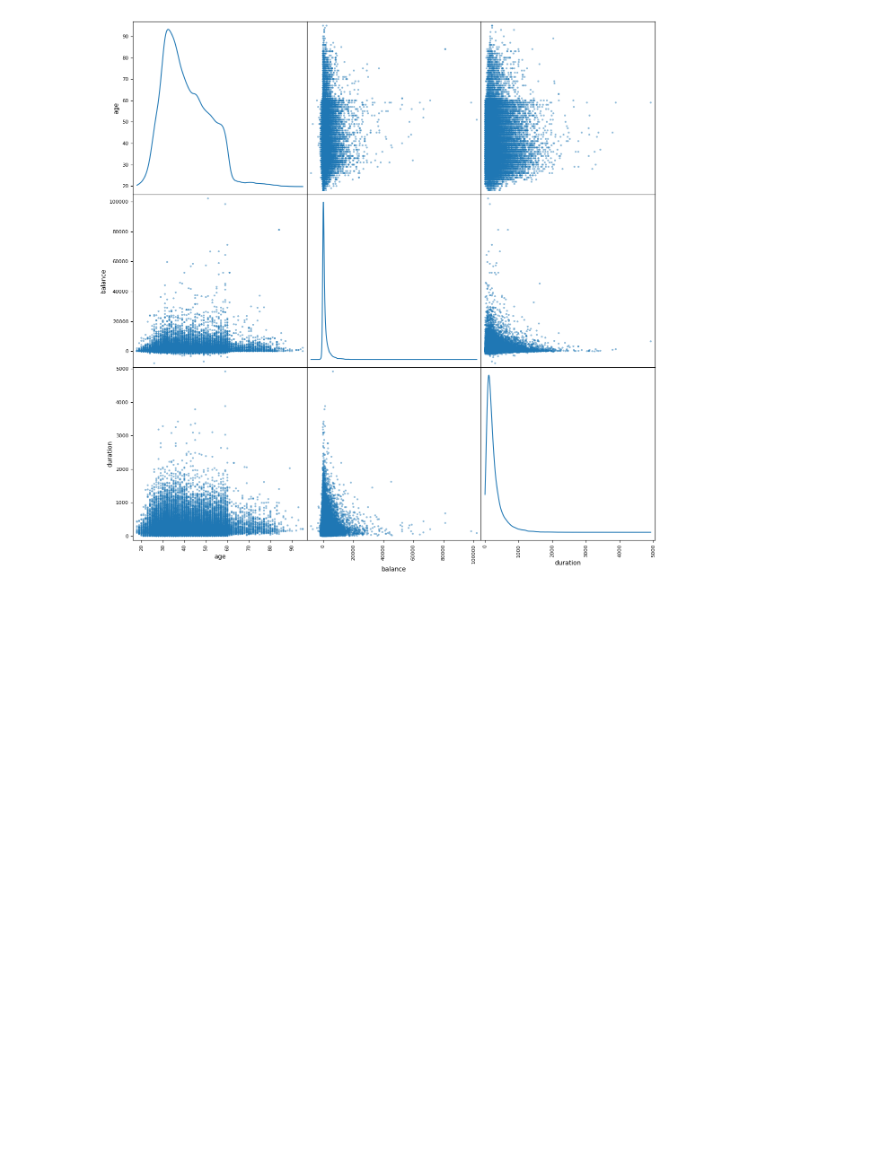
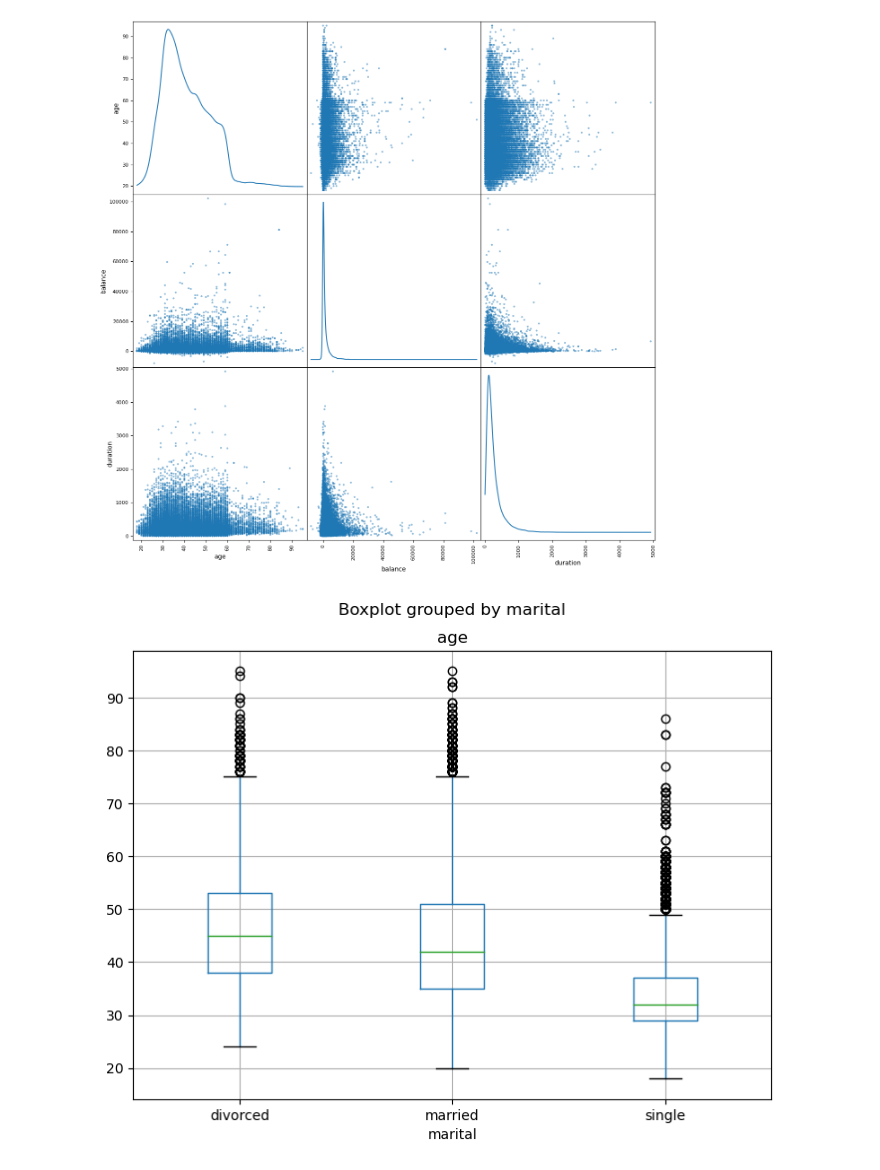
Before and after one commit to mobinghasemi/Classification_Algs_on_BankDataSet, a Jupyter notebook: ML_Algorithms.ipynb, the cells around one changed output. Drawn from its saved outputs; the diff is of its cells as text; code cells hidden in the pictures; blank space fills up the shorter version.

Commit message:
boxplot on 'age' column seperating by 'mrital' values

```diff
--- a/ML_Algorithms.ipynb
+++ b/ML_Algorithms.ipynb
@@ -448,3 +448,9 @@ pd.plotting.scatter_matrix(
 plt.show()
 # %% [output]
 [figure]
+# %%
+df.boxplot(column = "age",
+           by = "marital")
+plt.show()
+# %% [output]
+[figure, added]
```
